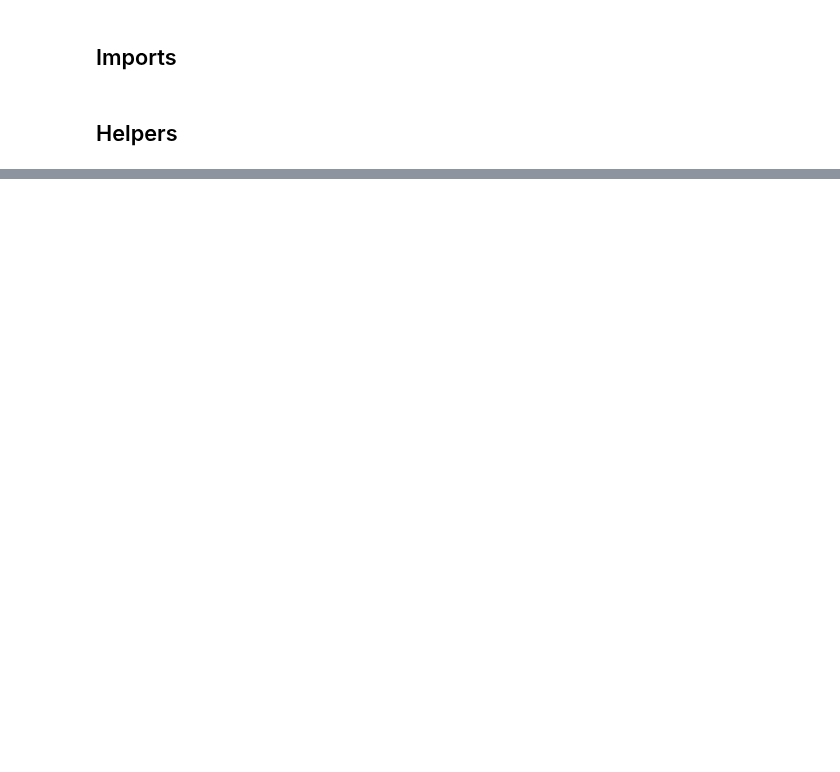
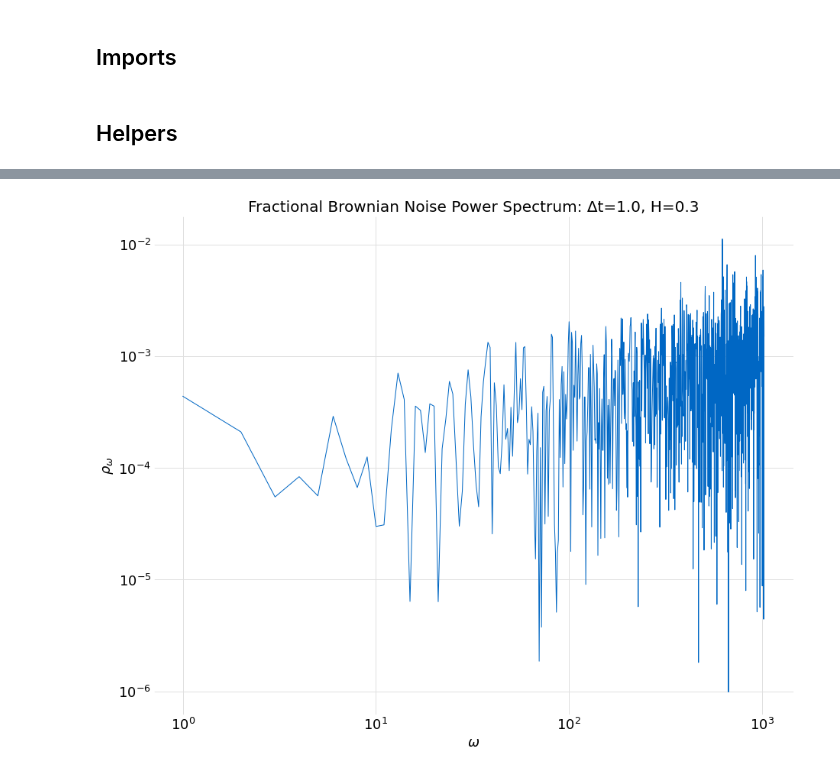
Before and after one commit to glyfish/alef, a Jupyter notebook: notebooks/random_processes/fbm_estimation_periodigram.ipynb, the cells around one changed output, grey strips where cells are left out. Drawn from its saved outputs; the diff is of its cells as text; code cells hidden in the pictures; blank space fills up the shorter version.

```diff
--- a/notebooks/random_processes/fbm_estimation_periodigram.ipynb
+++ b/notebooks/random_processes/fbm_estimation_periodigram.ipynb
@@ -102,0 +140,6 @@ plots.pspec(ps, ω, title)
+# %%
+ps = stats.pspec(samples)
+title = f"Fractional Brownian Noise Power Spectrum: Δt={Δt}, H={H}"
+plots.pspec(ps, ω, title)
+# %% [output]
+[figure, added]
```
Also changed, not shown: parts of 11 cells of this notebook, 2 other files.
